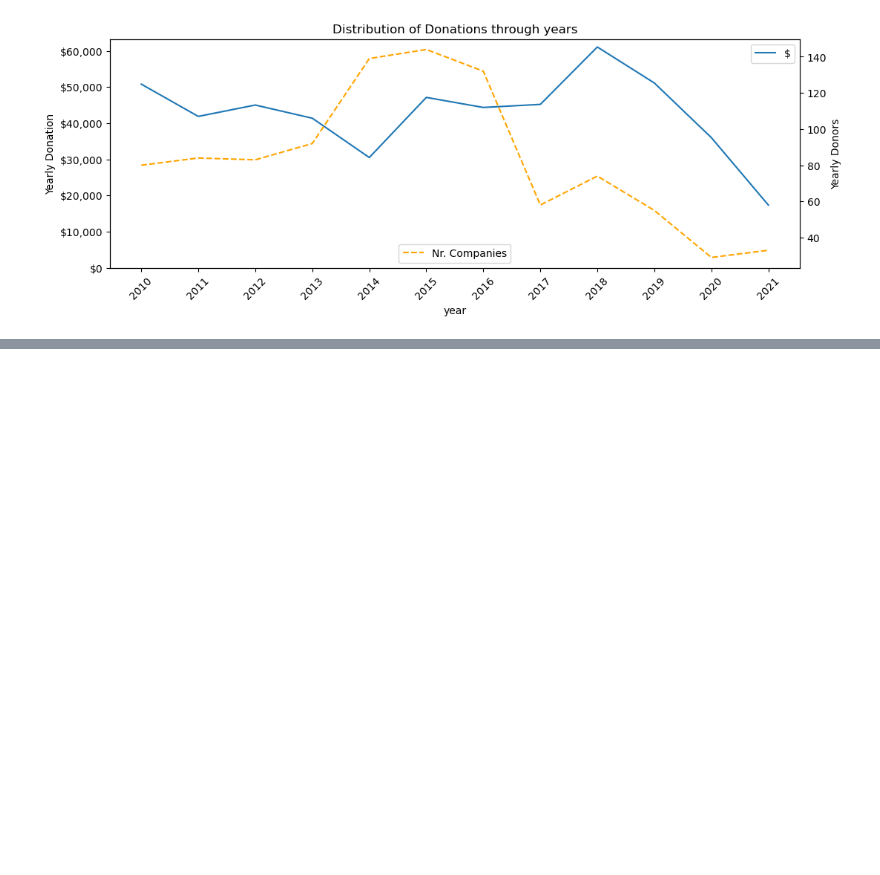
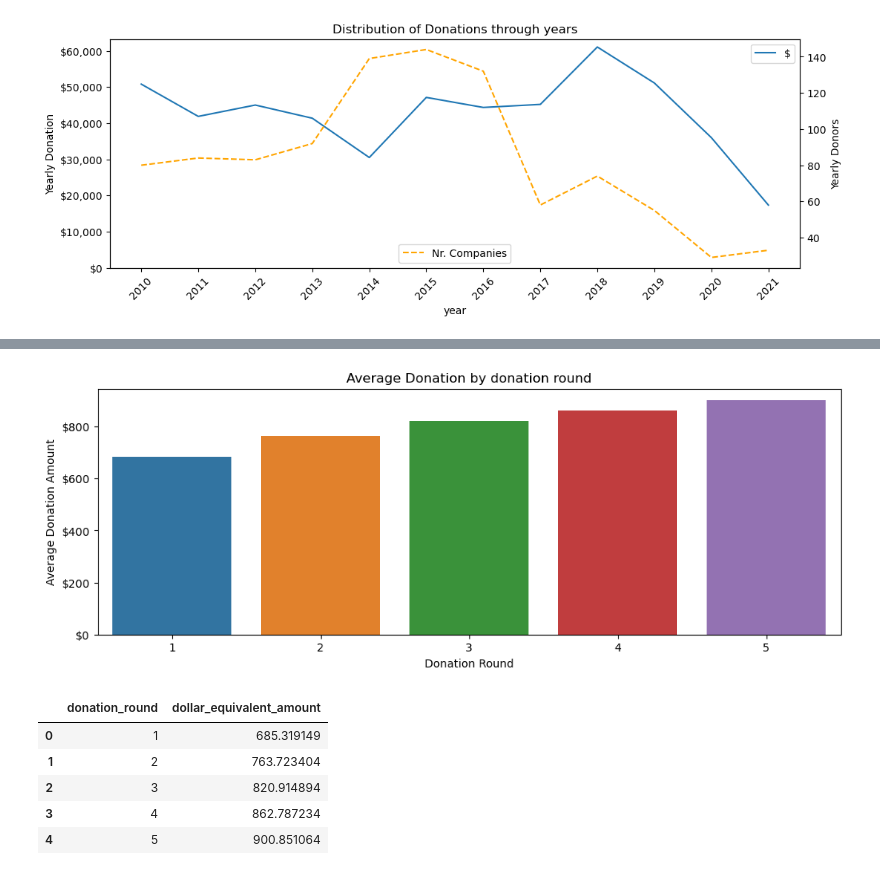
Before and after one commit to carlosfg97/Kurling4Kids, a Jupyter notebook: past_donors/past_donors_analysis.ipynb, the cells around one changed output, grey strips where cells are left out. Drawn from its saved outputs; the diff is of its cells as text; code cells hidden in the pictures; blank space fills up the shorter version.

```diff
--- a/past_donors/past_donors_analysis.ipynb
+++ b/past_donors/past_donors_analysis.ipynb
@@ -149,0 +125,28 @@ See the caveats in the documentation: https://pandas.pydata.org/pandas-docs/stab
+# %%
+df_grouped['rel_freq'] = df_grouped['count']*100 /df_grouped['count'].sum()
+df.loc[:, 'donation_round'] = df.sort_values('added_modified').groupby('company')['company'].cumcount() + 1
+freq_comps = df.loc[df.donation_round == 5 , 'company'].drop_duplicates().values
+df_freq = df.loc[ (df.donation_round <= 5) & (df.company.isin(freq_comps))]
+#df_freq.groupby('donation_round')['dollar_equivalent_amount'].mean().plot()
+
+fig, ax = plt.subplots(1,1, figsize = (12,4))
+
+sns.barplot(ax = ax, data = df_freq, x = 'donation_round', y = 'dollar_equivalent_amount', estimator = np.mean, ci = None)
+
+ax.yaxis.set_major_formatter(tick)
+ax.set_ylim(bottom=0)
+ax.set_title('Average Donation by donation round')
+ax.set_ylabel('Average Donation Amount')
+ax.set_xlabel('Donation Round')
+
+plt.show()
+
+df_freq.groupby('donation_round')['dollar_equivalent_amount'].mean().reset_index()
+# %% [output]
+[figure, added]
+|  | donation_round | dollar_equivalent_amount |
+| 0 | 1 | 685.319149 |
+| 1 | 2 | 763.723404 |
+| 2 | 3 | 820.914894 |
+| 3 | 4 | 862.787234 |
+| 4 | 5 | 900.851064 |
```
Also changed, not shown: parts of 30 cells of this notebook, 5 other files.
